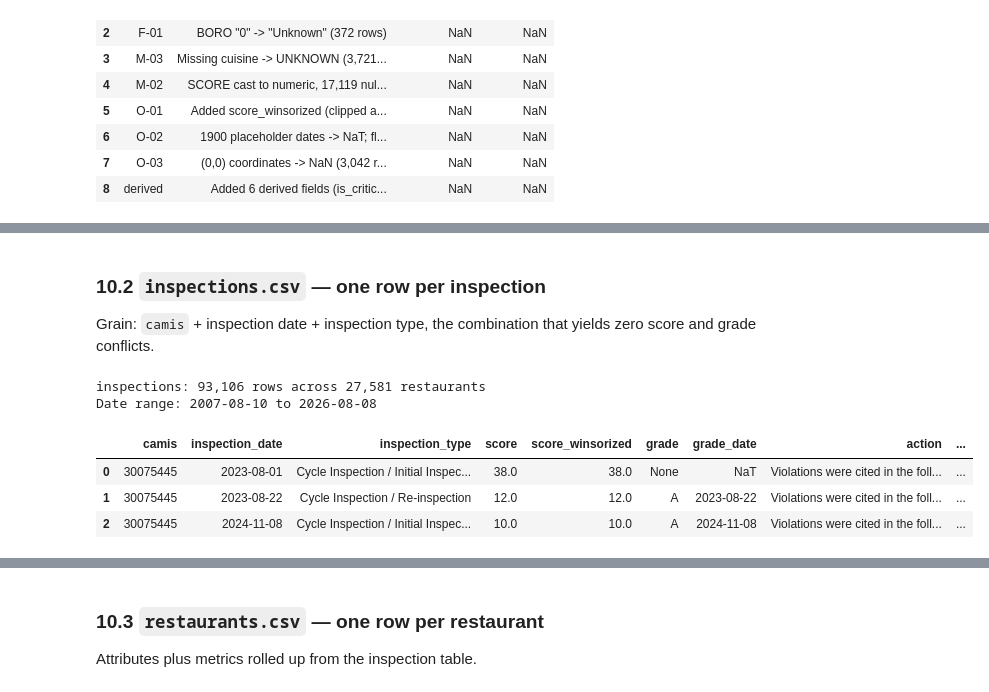
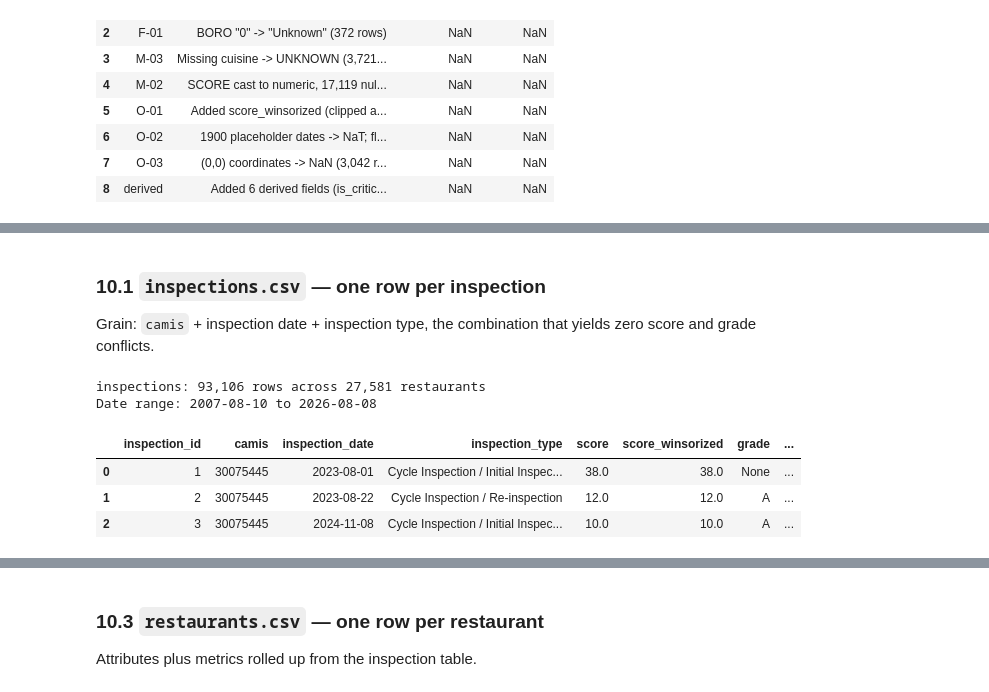
Before and after one commit to AprilLovesData/nyc-restaurant-intelligence, a Jupyter notebook: notebooks/01_data_quality_check.ipynb, the cells around one changed output, grey strips where cells are left out. Cells and saved outputs as stored; diff of their text form; code cells hidden in the pictures.

Commit message:
Add normalised database schema and Supabase load preparation

```diff
--- a/notebooks/01_data_quality_check.ipynb
+++ b/notebooks/01_data_quality_check.ipynb
@@ -845,40 +834,46 @@ violations: 288,486 rows (6,340 of 294,826 rows carried no violation)
 # %% [markdown]
-### 10.2 `inspections.csv` — one row per inspection
+### 10.1 `inspections.csv` — one row per inspection
 
 Grain: `camis` + inspection date + inspection type, the combination that yields zero score and grade conflicts.
 # %%
 INSP_KEY = ["CAMIS", "inspection_date", "INSPECTION TYPE"]
 real = clean[clean["inspection_date"].notna()]
 
 inspections = (
     real.groupby(INSP_KEY, dropna=False)
     .agg(
         score=("score", "first"),
         score_winsorized=("score_winsorized", "first"),
         grade=("GRADE", "first"),
         grade_date=("grade_date", "first"),
         action=("ACTION", "first"),
         inspection_category=("inspection_category", "first"),
         inspection_stage=("inspection_stage", "first"),
         is_gradeable=("is_gradeable", "first"),
         n_violations=("has_violation", "sum"),
         n_critical=("is_critical", "sum"),
         closed_by_dohmh=("is_closed_action", "first"),
     )
     .reset_index()
     .rename(columns={"CAMIS": "camis", "INSPECTION TYPE": "inspection_type"})
-    .sort_values(["camis", "inspection_date"])
+    .sort_values(["camis", "inspection_date", "inspection_type"])
     .reset_index(drop=True)
 )
+
+# A surrogate key. The natural key is the three-column combination above, which is
+# unwieldy to carry into child tables and to index in a database; a single integer
+# lets violations point at an inspection with one column. Sorting first makes the
+# numbering reproducible across re-runs.
+inspections.insert(0, "inspection_id", np.arange(1, len(inspections) + 1))
 
 print(f"inspections: {len(inspections):,} rows across {inspections['camis'].nunique():,} restaurants")
 print(f"Date range: {inspections['inspection_date'].min().date()} to "
       f"{inspections['inspection_date'].max().date()}")
 inspections.head(3)
 # %% [output]
 inspections: 93,106 rows across 27,581 restaurants
 Date range: 2007-08-10 to 2026-08-08
-|  | camis | inspection_date | inspection_type | score | score_winsorized | grade | grade_date | action | ... |
-| 0 | 30075445 | 2023-08-01 | Cycle Inspection / Initial Inspec... | 38.0 | 38.0 | None | NaT | Violations were cited in the foll... | ... |
-| 1 | 30075445 | 2023-08-22 | Cycle Inspection / Re-inspection | 12.0 | 12.0 | A | 2023-08-22 | Violations were cited in the foll... | ... |
-| 2 | 30075445 | 2024-11-08 | Cycle Inspection / Initial Inspec... | 10.0 | 10.0 | A | 2024-11-08 | Violations were cited in the foll... | ... |
+|  | inspection_id | camis | inspection_date | inspection_type | score | score_winsorized | grade | ... |
+| 0 | 1 | 30075445 | 2023-08-01 | Cycle Inspection / Initial Inspec... | 38.0 | 38.0 | None | ... |
+| 1 | 2 | 30075445 | 2023-08-22 | Cycle Inspection / Re-inspection | 12.0 | 12.0 | A | ... |
+| 2 | 3 | 30075445 | 2024-11-08 | Cycle Inspection / Initial Inspec... | 10.0 | 10.0 | A | ... |
```
Also changed, not shown: parts of 7 cells of this notebook, 6 other files.
